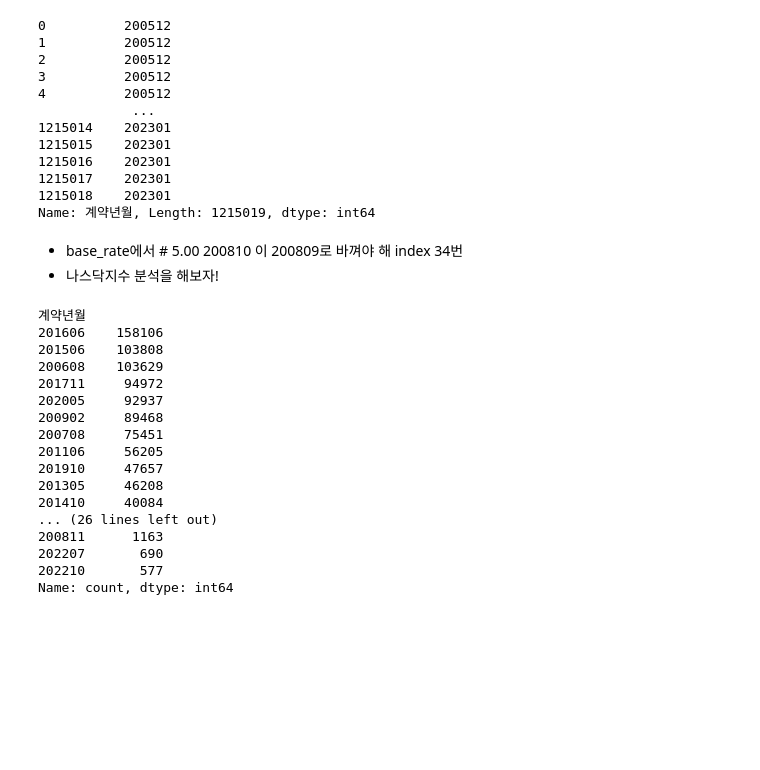
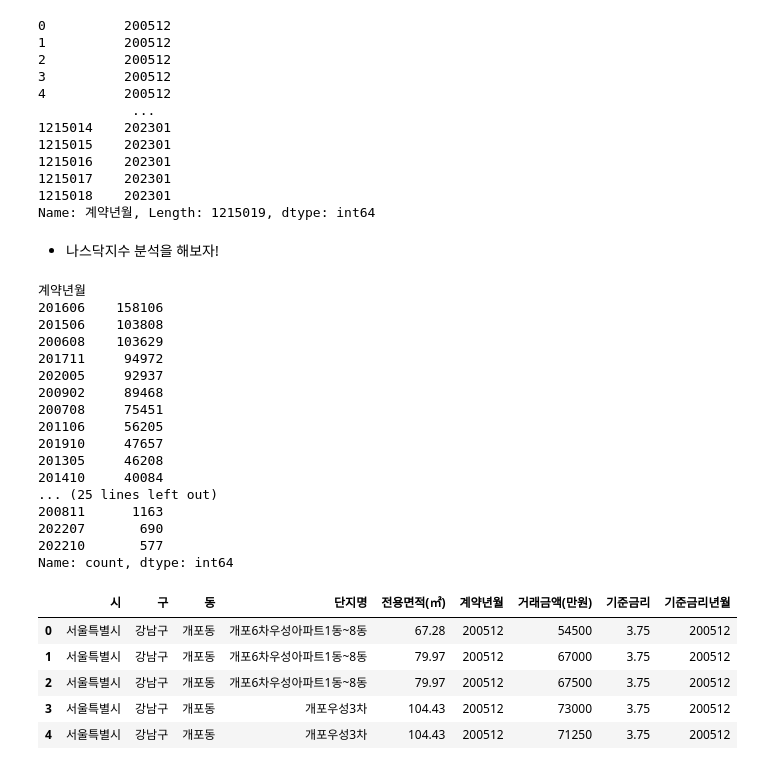
Before and after one commit to HyunahKim1111/himedia_jupyter_files, a Jupyter notebook: 나홀로연습03_부동산실거래.ipynb, the cells around one changed output. Cells and saved outputs as stored; diff of their text form; code cells hidden in the pictures; blank space fills up the shorter version.

```diff
--- a/나홀로연습03_부동산실거래.ipynb
+++ b/나홀로연습03_부동산실거래.ipynb
@@ -567,4 +577,4 @@ array([200601, 200602, 200603, 200604, 200605, 200606, 200607, 200608,
        202209, 202210, 202211, 202212, 202301, 202302, 202303, 202304,
        202305, 202306, 202307, 202308])
 # %%
-base_rate.head(50) # 5.00 200810 이 200809로 바껴야 해 index  34번
+base_rate = base_rate.drop(34) # 5.00 200810 이 200809로 바껴야 해 index  34번 base_rate.reset_index
@@ -588,0 +581,3 @@ base_rate.head(50) # 5.00 200810 이 200809로 바껴야 해 index  34번
+# %%
+#인덱스 34번 뺐으니까 인덱스 정리해주자!
+base_rate = base_rate.reset_index(drop=True)
@@ -654,9 +669,7 @@ def interest_rate(x):
         return 200811
     elif x == 200810:
         return 200810
-    elif x == 200809:
-        return 200809
-    elif x == 200808:
+    elif 200808 <= x < 200810:
         return 200808
     elif 200708 <= x < 200808:
         return 200708
@@ -703,7 +716,6 @@ data['계약년월']
 1215018    202301
 Name: 계약년월, Length: 1215019, dtype: int64
 # %% [markdown]
-* base_rate에서  # 5.00 200810 이 200809로 바껴야 해 index  34번
 * 나스닥지수 분석을 해보자!
 # %%
 data['계약년월'].value_counts(ascending=False)
@@ -720,8 +732,19 @@ data['계약년월'].value_counts(ascending=False)
 201910     47657
 201305     46208
 201410     40084
-... (26 lines left out)
+... (25 lines left out)
 200811      1163
 202207       690
 202210       577
 Name: count, dtype: int64
+# %%
+data = pd.merge(data,base_rate, how="inner", left_on="계약년월", right_on="기준금리년월")
+# %%
+data.head()
+# %% [output]
+|  | 시 | 구 | 동 | 단지명 | 전용면적(㎡) | 계약년월 | 거래금액(만원) | 기준금리 | 기준금리년월 |
+| 0 | 서울특별시 | 강남구 | 개포동 | 개포6차우성아파트1동~8동 | 67.28 | 200512 | 54500 | 3.75 | 200512 |
+| 1 | 서울특별시 | 강남구 | 개포동 | 개포6차우성아파트1동~8동 | 79.97 | 200512 | 67000 | 3.75 | 200512 |
+| 2 | 서울특별시 | 강남구 | 개포동 | 개포6차우성아파트1동~8동 | 79.97 | 200512 | 67500 | 3.75 | 200512 |
+| 3 | 서울특별시 | 강남구 | 개포동 | 개포우성3차 | 104.43 | 200512 | 73000 | 3.75 | 200512 |
+| 4 | 서울특별시 | 강남구 | 개포동 | 개포우성3차 | 104.43 | 200512 | 71250 | 3.75 | 200512 |
```
Also changed, not shown: parts of 32 cells of this notebook, 7 other files.
